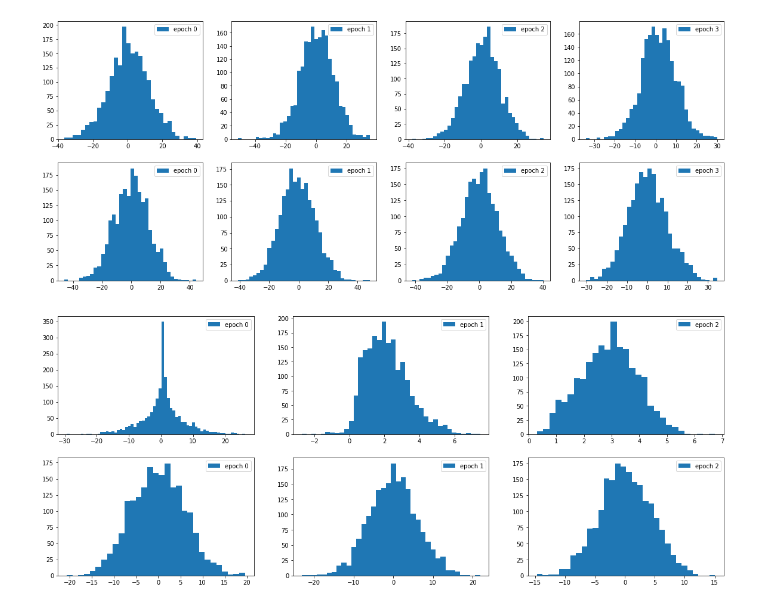
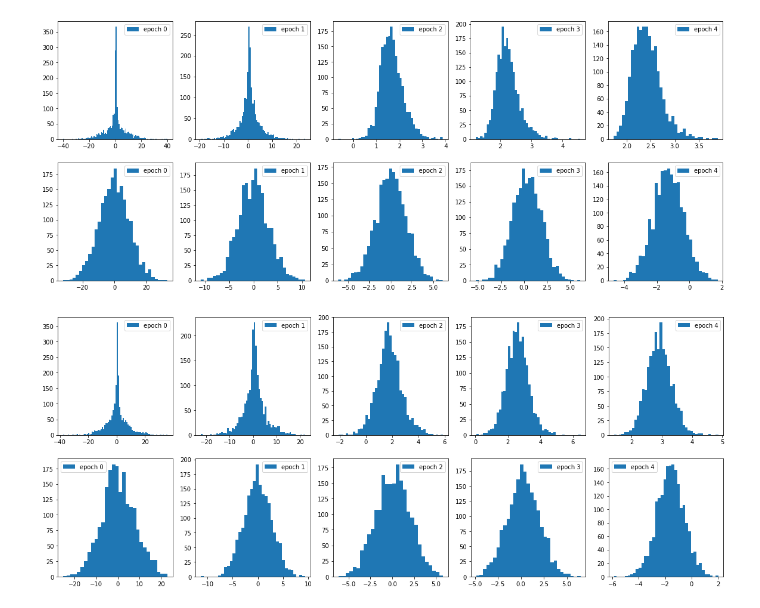
Before and after one commit to williamlaplante/TTV, a Jupyter notebook: foppl/results/results.ipynb, the cells around one changed output. Drawn from its saved outputs; the diff is of its cells as text; code cells hidden in the pictures.

```diff
--- a/foppl/results/results.ipynb
+++ b/foppl/results/results.ipynb
@@ -73,13 +73,13 @@ def plot_proposal_by_epochs(epochs : int, observed : tc.Tensor, model, num_sampl
             axs[i,epoch].hist(proposal_samples, bins="auto", label="epoch {}".format(epoch))
             axs[i,epoch].legend()
 # %%
-plot_proposal_by_epochs(epochs=4, observed=observed, model=model, figsize=(20,8))
+plot_proposal_by_epochs(epochs=5, observed=observed, model=model, figsize=(20,8))
 # %% [output]
-[figure, old version]
+[figure, new version]
 # %%
-plot_proposal_by_epochs(epochs=3, observed=observed_test, model=model, figsize=(20,8))
+plot_proposal_by_epochs(epochs=5, observed=observed_test, model=model, figsize=(20,8))
 # %% [output]
-[figure, old version]
+[figure, new version]
 # %%
 def plot_losses(**kwargs):
     losses = tc.load("losses.pt")
```
Also changed, not shown: parts of 3 cells of this notebook, 11 other files.
